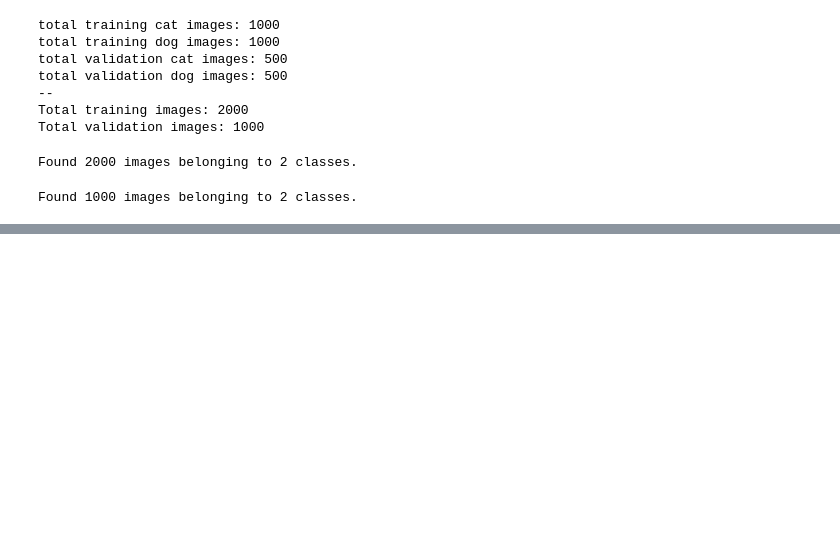
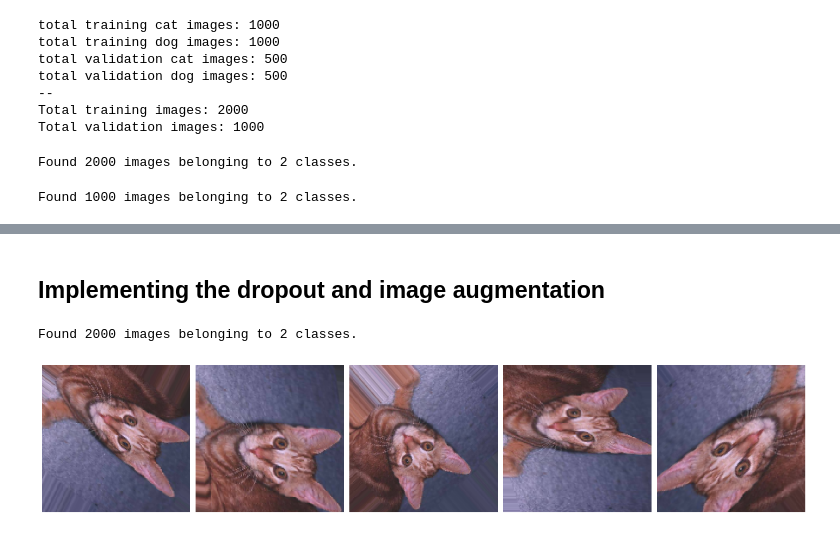
Before and after one commit to tornikeo/tf2_tutorials, a Jupyter notebook: tutorials/images/classification.ipynb, the cells around one changed output, grey strips where cells are left out. Cells and saved outputs as stored; diff of their text form; code cells hidden in the pictures; blank space fills up the shorter version.

```diff
--- a/tutorials/images/classification.ipynb
+++ b/tutorials/images/classification.ipynb
@@ -133,0 +131,33 @@ Epoch 15/15
+# %% [markdown]
+## Implementing the dropout and image augmentation
+# %%
+image_gen = keras.preprocessing.image.ImageDataGenerator(rescale=1./255,
+                                                         horizontal_flip=True,
+                                                        rotation_range=180,
+                                                        shear_range=20,
+                                                        zoom_range=.2, )
+# %%
+train_data_gen = image_gen.flow_from_directory(
+                            batch_size=batch_size,
+                          directory=train_dir,
+                          shuffle=True,
+                          target_size=(IMG_HEIGHT, IMG_WIDTH)
+)
+# %% [output]
+Found 2000 images belonging to 2 classes.
+# %%
+augmented_images = [train_data_gen[0][0][0] for i in range(5)]
+# %%
+
+def plotImages(images_arr):
+    fig, axes = plt.subplots(1, 5, figsize=(20,20))
+    axes = axes.flatten()
+    for img, ax in zip( images_arr, axes):
+        ax.imshow(img)
+        ax.axis('off')
+    plt.tight_layout()
+    plt.show()
+
+plotImages(augmented_images)
+# %% [output]
+[figure, added]
```
Also changed, not shown: parts of 7 cells of this notebook, 2 other files.
